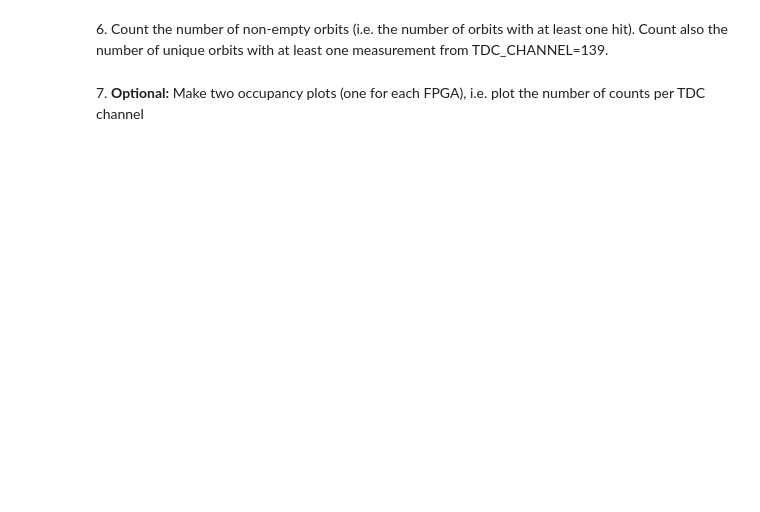
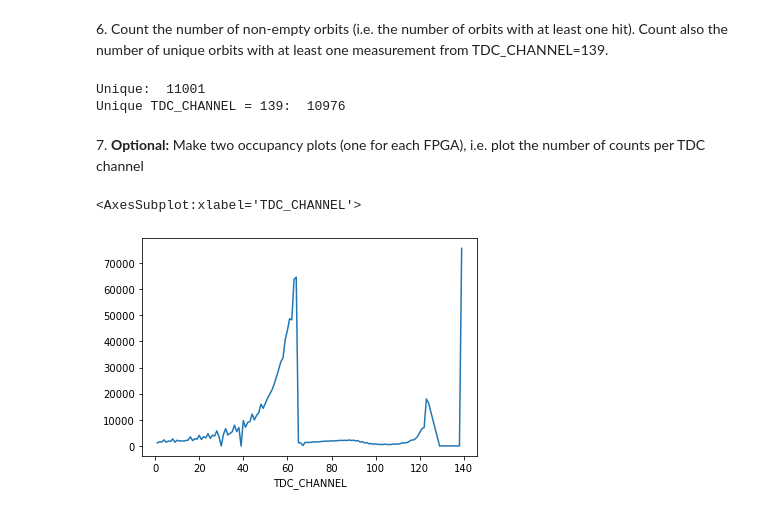
Before and after one commit to zucchett/HighLevelProgramming2021, a Jupyter notebook: 05ex_pandas.ipynb, the cells around one changed output. Saved outputs shown, nothing was run; the diff lists cells and outputs as text; code cells hidden in the pictures; blank space fills up the shorter version.

```diff
--- a/05ex_pandas.ipynb
+++ b/05ex_pandas.ipynb
@@ -6,2 +27,6 @@ This exercise consists in analyzing a dataset containg timing information from a
 # %% [markdown]
 1\. Create a Pandas DataFrame reading N rows of the `data/data_000637.txt` dataset. Choose N to be smaller than or equal to the maximum number of rows and larger that 10k (check the documentation).
+# %%
+file_path="data/data_000637.txt"
+data=pd.read_csv(file_path)
+data
@@ -8,2 +47,5 @@ This exercise consists in analyzing a dataset containg timing information from a
 # %% [markdown]
 2\. Estimate the number of BX in a ORBIT (the value 'x').
+# %%
+x = data['BX_COUNTER'].max()
+print('X: ', x)
@@ -10,2 +54,6 @@ This exercise consists in analyzing a dataset containg timing information from a
 # %% [markdown]
 3\. Find out the duration of the data taking in hours, minutes and seconds. You can either make an estimate based on the fraction of the measurements (rows) you read, or perform this check precisely by reading the whole dataset.
+# %%
+data['time_ns'] = (data['ORBIT_CNT']*x+data['BX_COUNTER'])*25
+data_ac = data['time_ns'].max() - data['time_ns'].min()
+print('data took:',data_ac,'ns')
@@ -16,4 +94,21 @@ This exercise consists in analyzing a dataset containg timing information from a
 # %% [markdown]
 6\. Count the number of non-empty orbits (i.e. the number of orbits with at least one hit). Count also the number of unique orbits with at least one measurement from TDC_CHANNEL=139.
+# %%
+unique = data['ORBIT_CNT'].unique().shape[0]
+print("Unique: ", unique)
+tdc139 = data[data['TDC_CHANNEL'] == 139]
+unique = tdc139['ORBIT_CNT'].unique().shape[0]
+print("Unique TDC_CHANNEL = 139: ", unique)
+# %% [output]
+Unique:  11001
+Unique TDC_CHANNEL = 139:  10976
 # %% [markdown]
 7\. **Optional:** Make two occupancy plots (one for each FPGA), i.e. plot the number of counts per TDC channel
+# %%
+%matplotlib inline
+FPGA_0 = data[data['FPGA'] == 0]
+gp = FPGA_0.groupby('TDC_CHANNEL').count()
+gp['HEAD'].plot()
+# %% [output]
+<AxesSubplot:xlabel='TDC_CHANNEL'>
+[figure, added]
```
Also changed, not shown: parts of 7 cells of this notebook.
